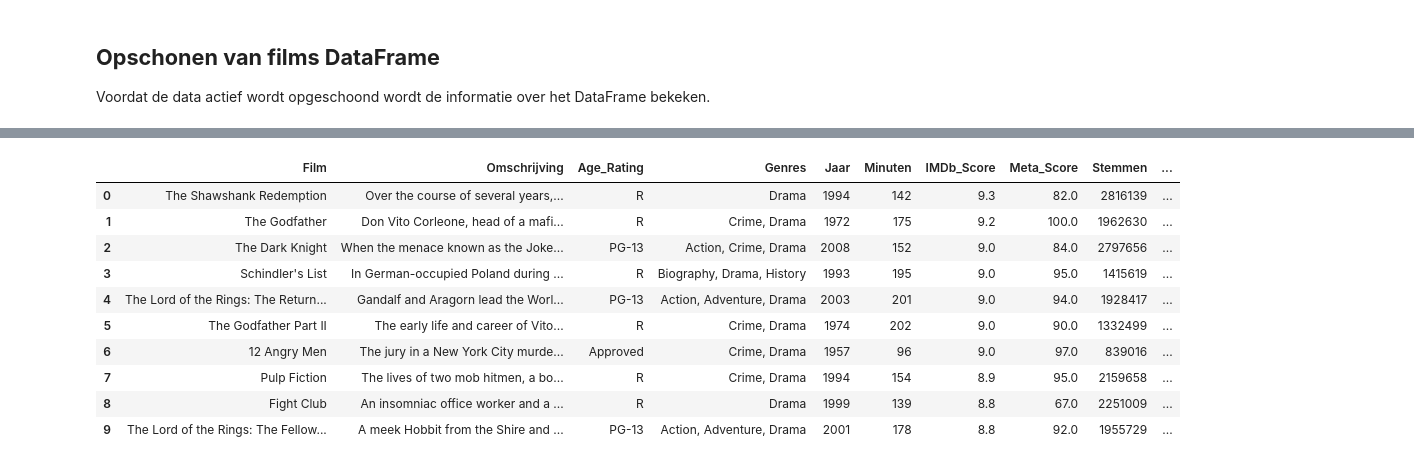
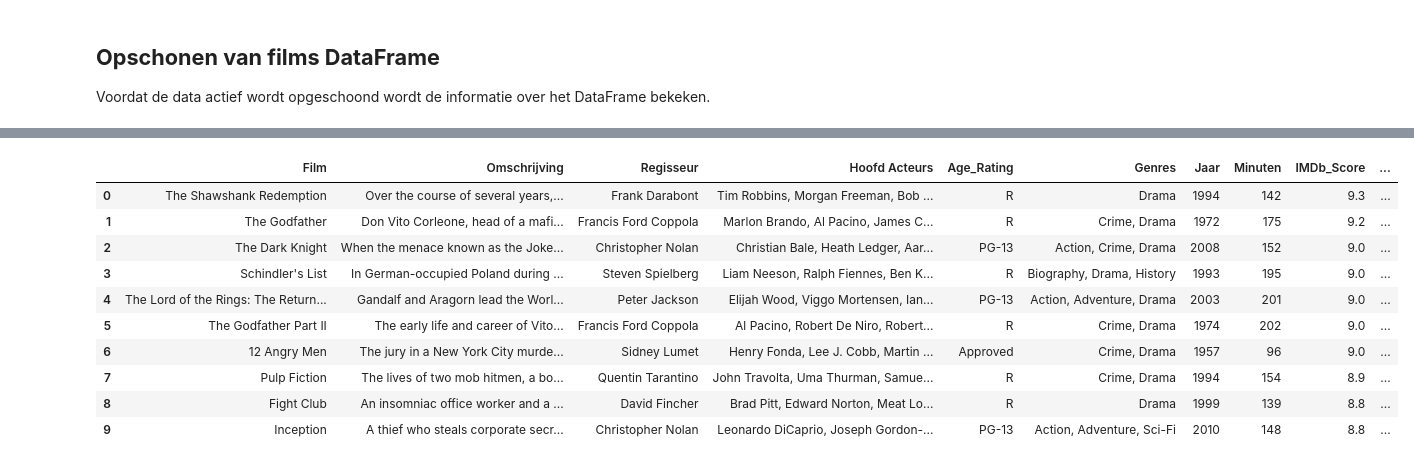
Before and after one commit to BJHeemskerk/Data3, a Jupyter notebook: CineClassify.ipynb, the cells around one changed output, grey strips where cells are left out. Saved outputs shown, nothing was run; the diff lists cells and outputs as text; code cells hidden in the pictures.

```diff
--- a/CineClassify.ipynb
+++ b/CineClassify.ipynb
@@ -30,6 +34,8 @@ omschrijving = []
 certificaat = []
 genre = []
 regisseur = []
+sterren = []
+
 
 # Verkrijgen van de engelse namen van films
 en_titel = {'Accept-Language': 'en-US, en;q=0.5'}
@@ -53,7 +59,7 @@ for p in pagina:
     # Beginnen van de soup
     soup = BeautifulSoup(p.text, 'html.parser')
 
-    # Zoeken van alle plekken waar de data is te vinden
+    # Zoeken van alle films op de pagina
     films = soup.find_all('div', class_='lister-item mode-advanced')
 
     # Wachtijd van 2 tot 10 seconden
@@ -67,7 +73,14 @@ for p in pagina:
         jaartal.append(item.h3.find('span', class_='lister-item-year').text)
 
         # Regisseur
-        # regi =
+        regisseur.append(item.find('p', class_='').find('a').text)
+
+        # Hoofd-acteurs
+        acteurs = item.find('p', class_='').find_all('a')
+        stars = []
+        for tag in acteurs[-4:]:
+            stars.append(tag.text)
+        sterren.append(stars)
 
         # Leeftijd certificatie
         cert = (item.find('span', class_='certificate').text
@@ -130,6 +143,8 @@ Nu alle lijsten gevuld zijn met de data van de IMDb Top 1000 films kan het in ee
 films = pd.DataFrame(
     {'Film' : titel,
      'Omschrijving' : omschrijving,
+     'Regisseur' : regisseur,
+     'Hoofd Acteurs' : sterren,
      'Age_Rating' : certificaat,
      'Genres' : genre,
      'Jaar' : jaartal,
@@ -183,46 +202,50 @@ None
 # %%
 # Opschonen van de omschrijving kolom
 films['Omschrijving'] = films['Omschrijving'].str.strip()
+
+# Opschonen van de acteurs kolom
+films['Hoofd Acteurs'] = films['Hoofd Acteurs'].astype(str)\
+                            .replace({'\'': '', '\[|\]': ''}, regex=True)
 
 # Opschonen van de genres kolom
 films['Genres'] = films['Genres'].str.strip()
 
 # Opschonen van de Jaar kolom
 films['Jaar'] = films['Jaar'].str.extract('(\d+)').astype(int)
 
 # Opschonen van de Minuten kolom
 films['Minuten'] = films['Minuten'].str.extract('(\d+)').astype(int)
 
 # Opschonen van de Meta_score kolom
 films['Meta_Score'] = films['Meta_Score'].str.extract('(\d+)')
 
 # Omzetten naar float en NotFound veranderen naar NaN
 films['Meta_Score'] = pd.to_numeric(films['Meta_Score'], errors='coerce')
 
 # Opschonen van de Stemmen kolom
 films['Stemmen'] = films['Stemmen'].str.replace(',', '').astype(int)
 
 # Opschonen van Omzet kolom
 # Weghalen van '$' en 'M'
 films['Omzet (in M)'] = films['Omzet (in M)'].map(lambda x: x.lstrip('$').rstrip('M'))
 
 # Omzetten naar float en NotFound veranderen naar NaN
 films['Omzet (in M)'] = pd.to_numeric(films['Omzet (in M)'], errors='coerce')
 
 # Tonen van de eerste 10 regels na aanpassingen
 films.head(10)
 # %% [output]
-|  | Film | Omschrijving | Age_Rating | Genres | Jaar | Minuten | IMDb_Score | Meta_Score | Stemmen | ... |
-| 0 | The Shawshank Redemption | Over the course of several years,... | R | Drama | 1994 | 142 | 9.3 | 82.0 | 2816139 | ... |
-| 1 | The Godfather | Don Vito Corleone, head of a mafi... | R | Crime, Drama | 1972 | 175 | 9.2 | 100.0 | 1962630 | ... |
-| 2 | The Dark Knight | When the menace known as the Joke... | PG-13 | Action, Crime, Drama | 2008 | 152 | 9.0 | 84.0 | 2797656 | ... |
-| 3 | Schindler's List | In German-occupied Poland during ... | R | Biography, Drama, History | 1993 | 195 | 9.0 | 95.0 | 1415619 | ... |
-| 4 | The Lord of the Rings: The Return... | Gandalf and Aragorn lead the Worl... | PG-13 | Action, Adventure, Drama | 2003 | 201 | 9.0 | 94.0 | 1928417 | ... |
-| 5 | The Godfather Part II | The early life and career of Vito... | R | Crime, Drama | 1974 | 202 | 9.0 | 90.0 | 1332499 | ... |
-| 6 | 12 Angry Men | The jury in a New York City murde... | Approved | Crime, Drama | 1957 | 96 | 9.0 | 97.0 | 839016 | ... |
-| 7 | Pulp Fiction | The lives of two mob hitmen, a bo... | R | Crime, Drama | 1994 | 154 | 8.9 | 95.0 | 2159658 | ... |
-| 8 | Fight Club | An insomniac office worker and a ... | R | Drama | 1999 | 139 | 8.8 | 67.0 | 2251009 | ... |
-| 9 | The Lord of the Rings: The Fellow... | A meek Hobbit from the Shire and ... | PG-13 | Action, Adventure, Drama | 2001 | 178 | 8.8 | 92.0 | 1955729 | ... |
+|  | Film | Omschrijving | Regisseur | Hoofd Acteurs | Age_Rating | Genres | Jaar | Minuten | IMDb_Score | ... |
+| 0 | The Shawshank Redemption | Over the course of several years,... | Frank Darabont | Tim Robbins, Morgan Freeman, Bob ... | R | Drama | 1994 | 142 | 9.3 | ... |
+| 1 | The Godfather | Don Vito Corleone, head of a mafi... | Francis Ford Coppola | Marlon Brando, Al Pacino, James C... | R | Crime, Drama | 1972 | 175 | 9.2 | ... |
+| 2 | The Dark Knight | When the menace known as the Joke... | Christopher Nolan | Christian Bale, Heath Ledger, Aar... | PG-13 | Action, Crime, Drama | 2008 | 152 | 9.0 | ... |
+| 3 | Schindler's List | In German-occupied Poland during ... | Steven Spielberg | Liam Neeson, Ralph Fiennes, Ben K... | R | Biography, Drama, History | 1993 | 195 | 9.0 | ... |
+| 4 | The Lord of the Rings: The Return... | Gandalf and Aragorn lead the Worl... | Peter Jackson | Elijah Wood, Viggo Mortensen, Ian... | PG-13 | Action, Adventure, Drama | 2003 | 201 | 9.0 | ... |
+| 5 | The Godfather Part II | The early life and career of Vito... | Francis Ford Coppola | Al Pacino, Robert De Niro, Robert... | R | Crime, Drama | 1974 | 202 | 9.0 | ... |
+| 6 | 12 Angry Men | The jury in a New York City murde... | Sidney Lumet | Henry Fonda, Lee J. Cobb, Martin ... | Approved | Crime, Drama | 1957 | 96 | 9.0 | ... |
+| 7 | Pulp Fiction | The lives of two mob hitmen, a bo... | Quentin Tarantino | John Travolta, Uma Thurman, Samue... | R | Crime, Drama | 1994 | 154 | 8.9 | ... |
+| 8 | Fight Club | An insomniac office worker and a ... | David Fincher | Brad Pitt, Edward Norton, Meat Lo... | R | Drama | 1999 | 139 | 8.8 | ... |
+| 9 | Inception | A thief who steals corporate secr... | Christopher Nolan | Leonardo DiCaprio, Joseph Gordon-... | PG-13 | Action, Adventure, Sci-Fi | 2010 | 148 | 8.8 | ... |
 # %%
 # Kijken of alle data typen succesvol zijn veranderd
 display(films.dtypes)
```
Also changed, not shown: parts of 4 cells of this notebook, 1 other file.
